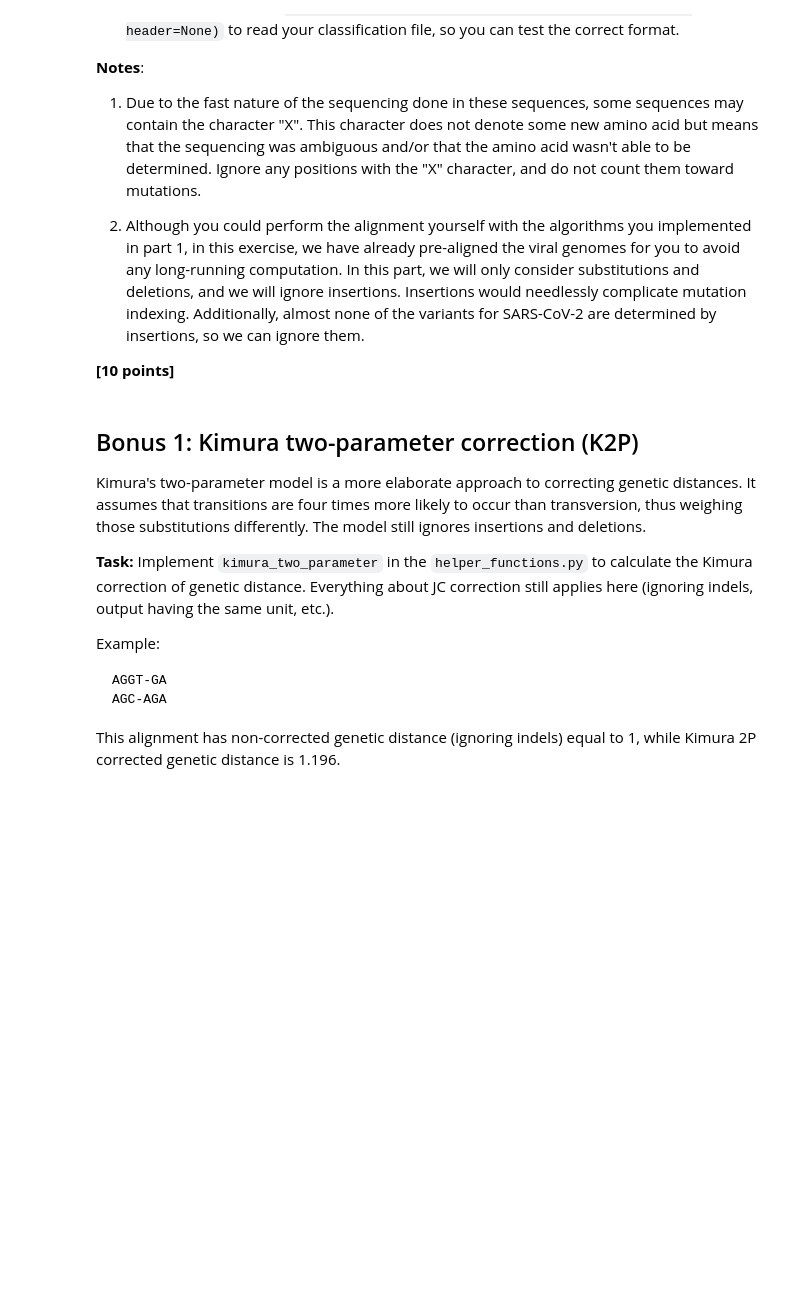
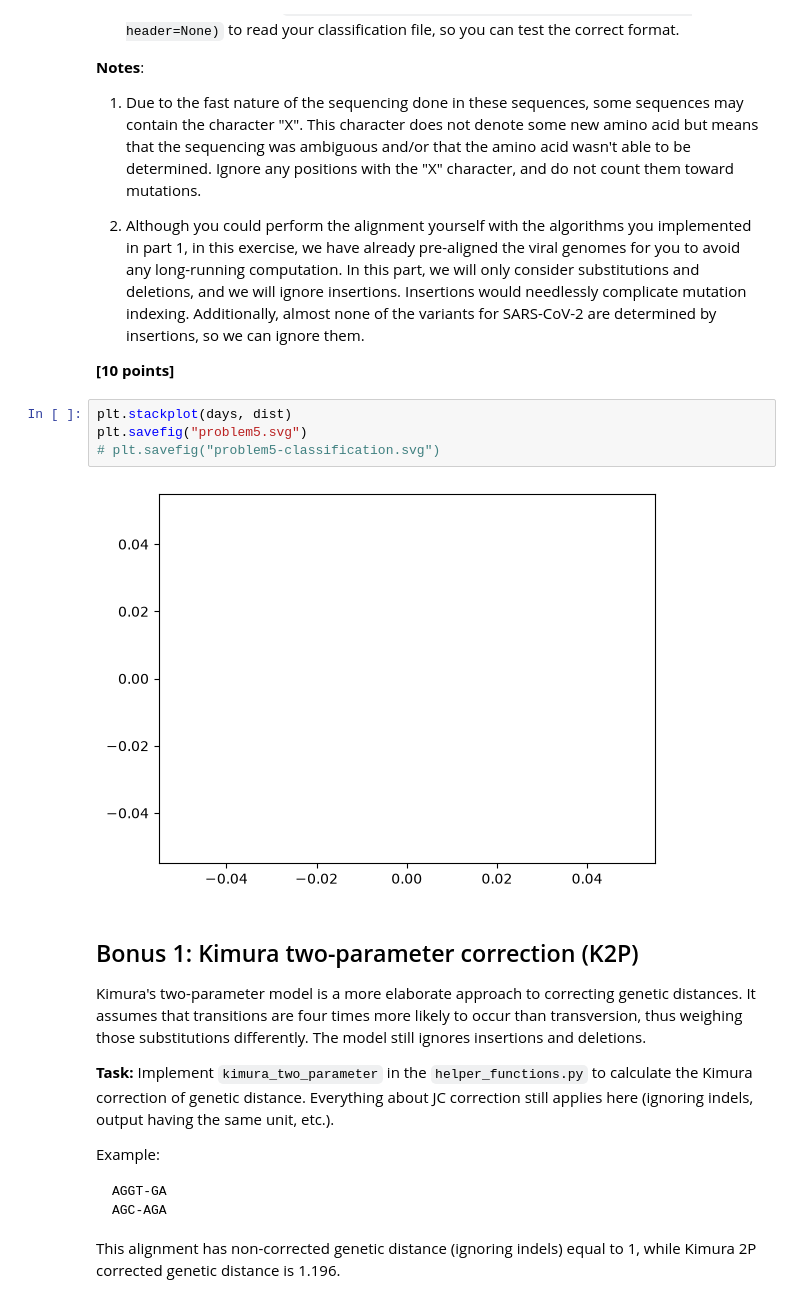
Before and after one commit to haircutt/assign_viral_evo, a Jupyter notebook: viral_evo_workbook.ipynb, the cells around one changed output. Drawn from its saved outputs; the diff is of its cells as text; blank space fills up the shorter version.

```diff
--- a/viral_evo_workbook.ipynb
+++ b/viral_evo_workbook.ipynb
@@ -556,6 +450,12 @@ After you have assigned all the sequences to a variant, create a plot showing th
 3. Although you could perform the alignment yourself with the algorithms you implemented in part 1, in this exercise, we have already pre-aligned the viral genomes for you to avoid any long-running computation. In this part, we will only consider substitutions and deletions, and we will ignore insertions. Insertions would needlessly complicate mutation indexing. Additionally, almost none of the variants for SARS-CoV-2 are determined by insertions, so we can ignore them.
 
 **[10 points]**
+# %%
+plt.stackplot(days, dist)
+plt.savefig("problem5.svg")
+# plt.savefig("problem5-classification.svg")
+# %% [output]
+[figure, added]
 # %% [markdown]
 ## Bonus 1: Kimura two-parameter correction (K2P)
 
```
Also changed, not shown: parts of 3 cells of this notebook.
